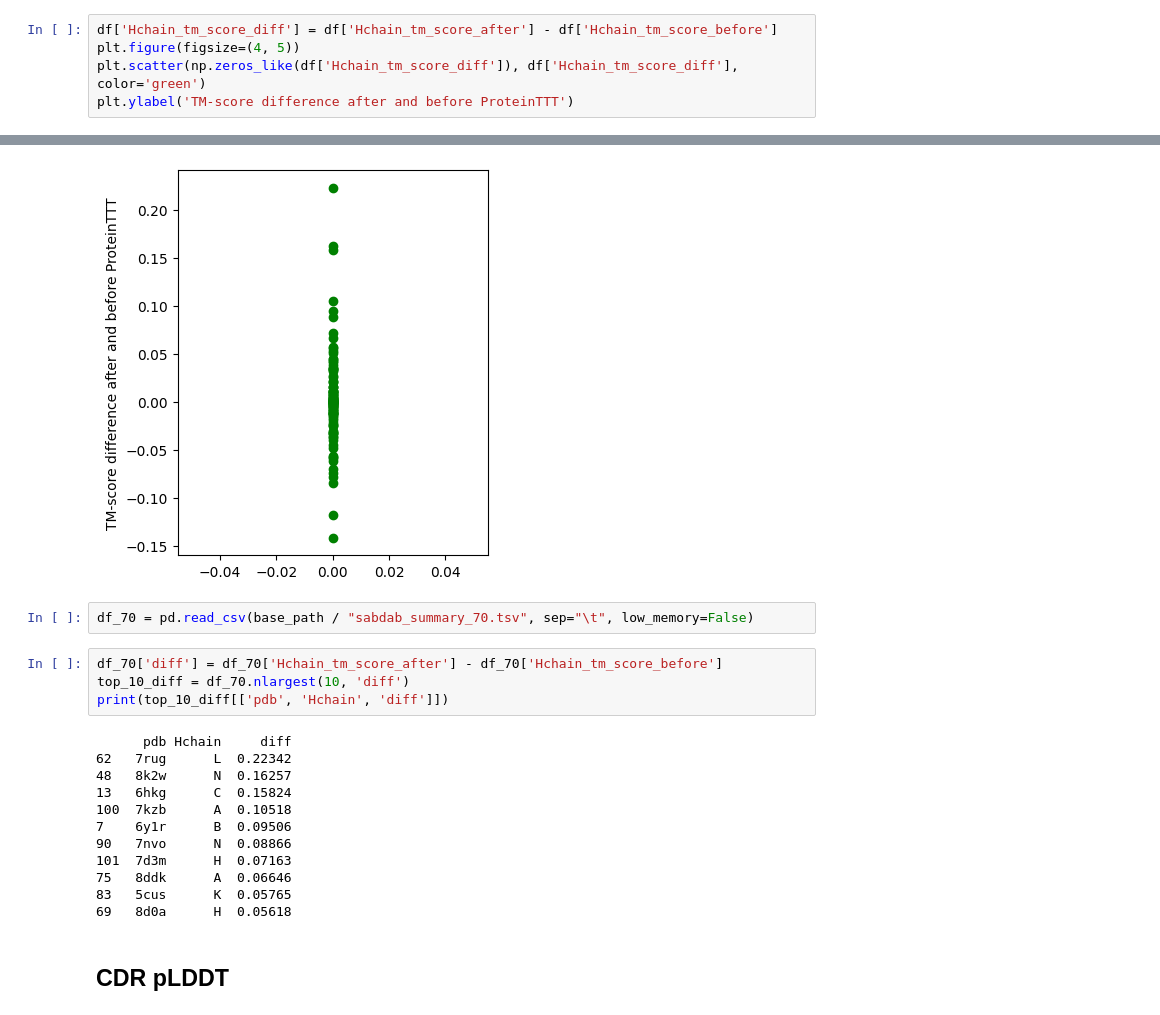
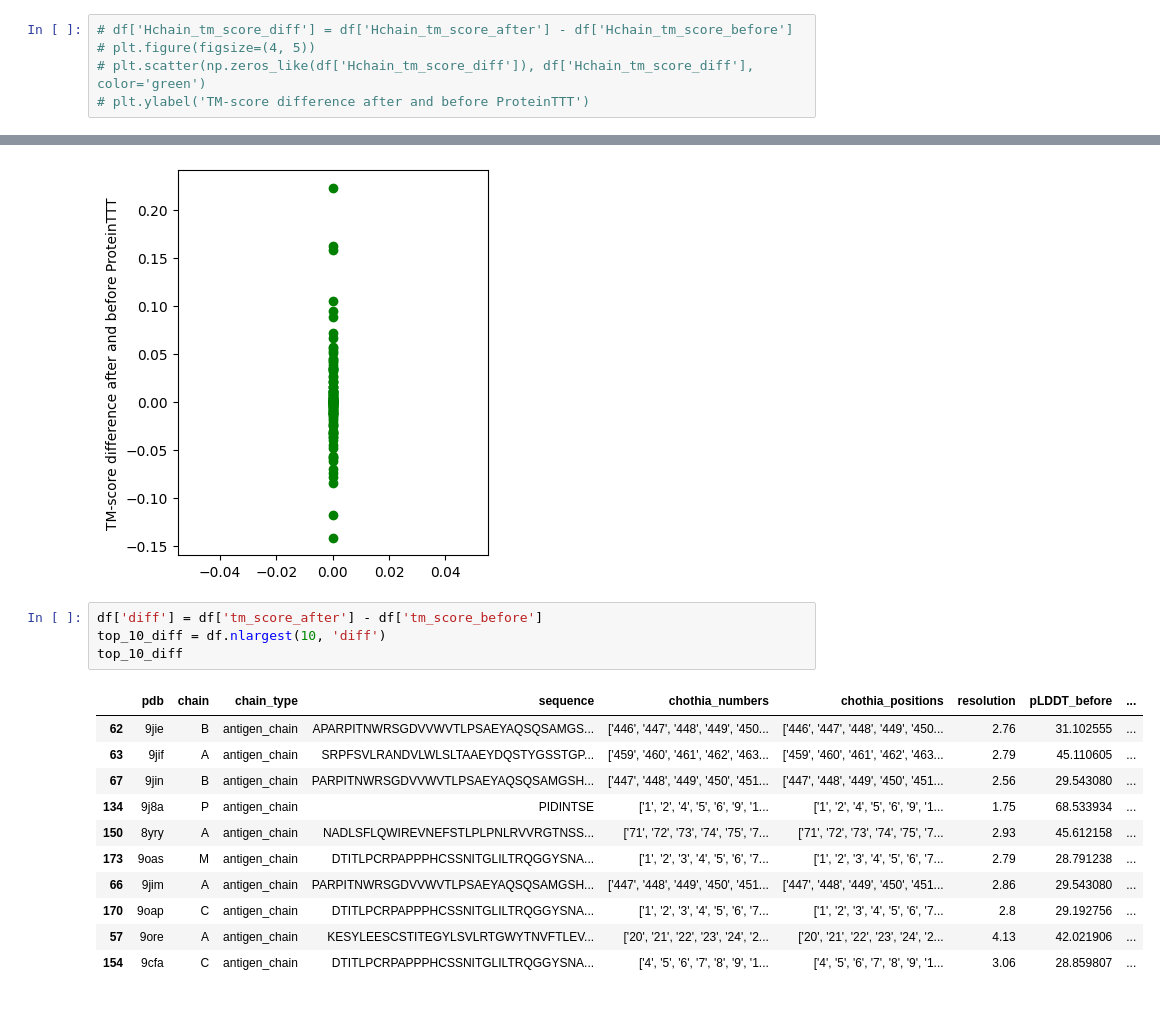
Before and after one commit to pimenol/ProteinTTT, a Jupyter notebook: notebooks/SAbDab.ipynb, the cells around one changed output, grey strips where cells are left out. Saved outputs shown, nothing was run; the diff lists cells and outputs as text.

```diff
--- a/notebooks/SAbDab.ipynb
+++ b/notebooks/SAbDab.ipynb
@@ -310,28 +326,24 @@ pearsonr(rows['Hchain_pLDDT_after'], rows['Hchain_tm_score_after'])
 # %%
-df['Hchain_tm_score_diff'] = df['Hchain_tm_score_after'] - df['Hchain_tm_score_before']
-plt.figure(figsize=(4, 5))
-plt.scatter(np.zeros_like(df['Hchain_tm_score_diff']), df['Hchain_tm_score_diff'], color='green')
-plt.ylabel('TM-score difference after and before ProteinTTT')
+# df['Hchain_tm_score_diff'] = df['Hchain_tm_score_after'] - df['Hchain_tm_score_before']
+# plt.figure(figsize=(4, 5))
+# plt.scatter(np.zeros_like(df['Hchain_tm_score_diff']), df['Hchain_tm_score_diff'], color='green')
+# plt.ylabel('TM-score difference after and before ProteinTTT')
 # %% [output]
 Text(0, 0.5, 'TM-score difference after and before ProteinTTT')
 [figure]
-# %%
-df_70 = pd.read_csv(base_path / "sabdab_summary_70.tsv", sep="\t", low_memory=False)
 # %%
-df_70['diff'] = df_70['Hchain_tm_score_after'] - df_70['Hchain_tm_score_before']
-top_10_diff = df_70.nlargest(10, 'diff')
-print(top_10_diff[['pdb', 'Hchain', 'diff']])
+df['diff'] = df['tm_score_after'] - df['tm_score_before']
+top_10_diff = df.nlargest(10, 'diff')
+top_10_diff
 # %% [output]
-      pdb Hchain     diff
-62   7rug      L  0.22342
-48   8k2w      N  0.16257
-13   6hkg      C  0.15824
-100  7kzb      A  0.10518
-7    6y1r      B  0.09506
-90   7nvo      N  0.08866
-101  7d3m      H  0.07163
-75   8ddk      A  0.06646
-83   5cus      K  0.05765
-69   8d0a      H  0.05618
+|  | pdb | chain | chain_type | sequence | chothia_numbers | chothia_positions | resolution | pLDDT_before | ... |
+| 62 | 9jie | B | antigen_chain | APARPITNWRSGDVVWVTLPSAEYAQSQSAMGS... | ['446', '447', '448', '449', '450... | ['446', '447', '448', '449', '450... | 2.76 | 31.102555 | ... |
+| 63 | 9jif | A | antigen_chain | SRPFSVLRANDVLWLSLTAAEYDQSTYGSSTGP... | ['459', '460', '461', '462', '463... | ['459', '460', '461', '462', '463... | 2.79 | 45.110605 | ... |
+| 67 | 9jin | B | antigen_chain | PARPITNWRSGDVVWVTLPSAEYAQSQSAMGSH... | ['447', '448', '449', '450', '451... | ['447', '448', '449', '450', '451... | 2.56 | 29.543080 | ... |
+| 134 | 9j8a | P | antigen_chain | PIDINTSE | ['1', '2', '4', '5', '6', '9', '1... | ['1', '2', '4', '5', '6', '9', '1... | 1.75 | 68.533934 | ... |
+| 150 | 8yry | A | antigen_chain | NADLSFLQWIREVNEFSTLPLPNLRVVRGTNSS... | ['71', '72', '73', '74', '75', '7... | ['71', '72', '73', '74', '75', '7... | 2.93 | 45.612158 | ... |
+| 173 | 9oas | M | antigen_chain | DTITLPCRPAPPPHCSSNITGLILTRQGGYSNA... | ['1', '2', '3', '4', '5', '6', '7... | ['1', '2', '3', '4', '5', '6', '7... | 2.79 | 28.791238 | ... |
+| 66 | 9jim | A | antigen_chain | PARPITNWRSGDVVWVTLPSAEYAQSQSAMGSH... | ['447', '448', '449', '450', '451... | ['447', '448', '449', '450', '451... | 2.86 | 29.543080 | ... |
+| 170 | 9oap | C | antigen_chain | DTITLPCRPAPPPHCSSNITGLILTRQGGYSNA... | ['1', '2', '3', '4', '5', '6', '7... | ['1', '2', '3', '4', '5', '6', '7... | 2.8 | 29.192756 | ... |
+| 57 | 9ore | A | antigen_chain | KESYLEESCSTITEGYLSVLRTGWYTNVFTLEV... | ['20', '21', '22', '23', '24', '2... | ['20', '21', '22', '23', '24', '2... | 4.13 | 42.021906 | ... |
+| 154 | 9cfa | C | antigen_chain | DTITLPCRPAPPPHCSSNITGLILTRQGGYSNA... | ['4', '5', '6', '7', '8', '9', '1... | ['4', '5', '6', '7', '8', '9', '1... | 3.06 | 28.859807 | ... |
-# %% [markdown]
-## CDR pLDDT
```
Also changed, not shown: parts of 17 cells of this notebook.
